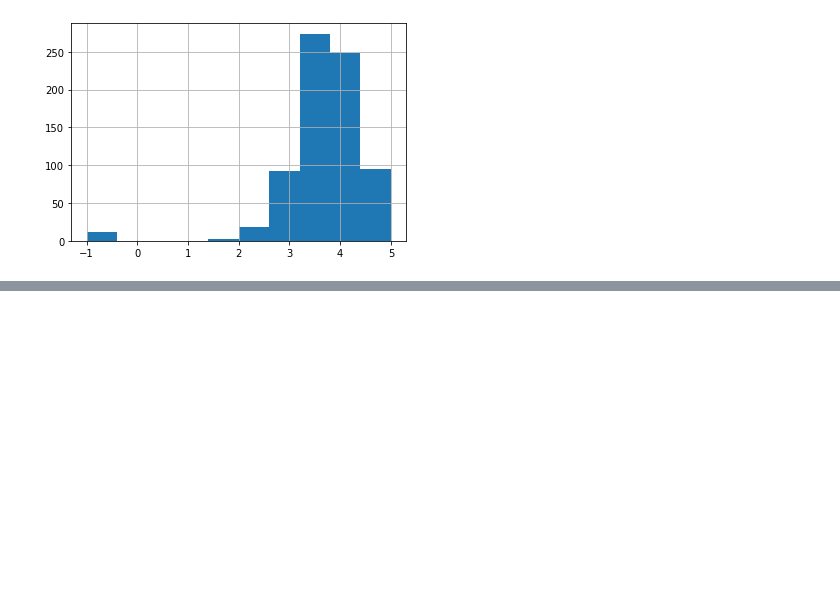
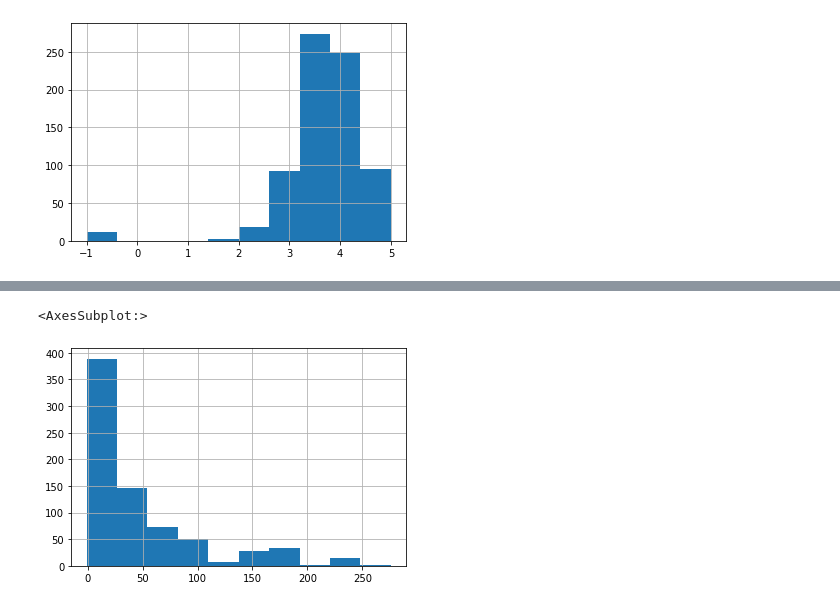
Before and after one commit to MarioRashadHUB/ds_project_refresh, a Jupyter notebook: data_eda.ipynb, the cells around one changed output, grey strips where cells are left out. Drawn from its saved outputs; the diff is of its cells as text; code cells hidden in the pictures; blank space fills up the shorter version.

```diff
--- a/data_eda.ipynb
+++ b/data_eda.ipynb
@@ -236,0 +242,5 @@ df.Rating.hist()
+# %%
+df.age.hist()
+# %% [output]
+<AxesSubplot:>
+[figure, added]
```
Also changed, not shown: parts of 17 cells of this notebook.
